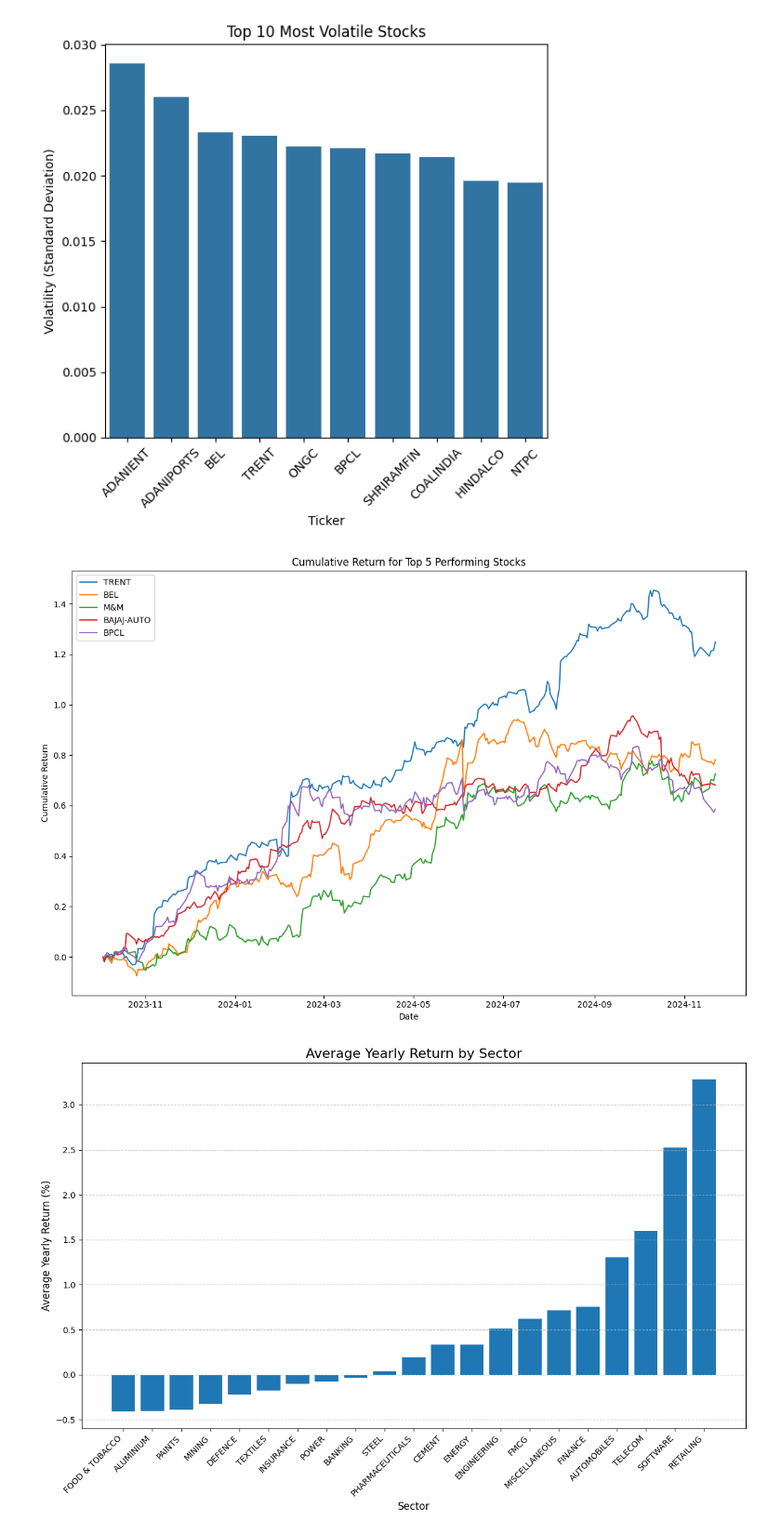
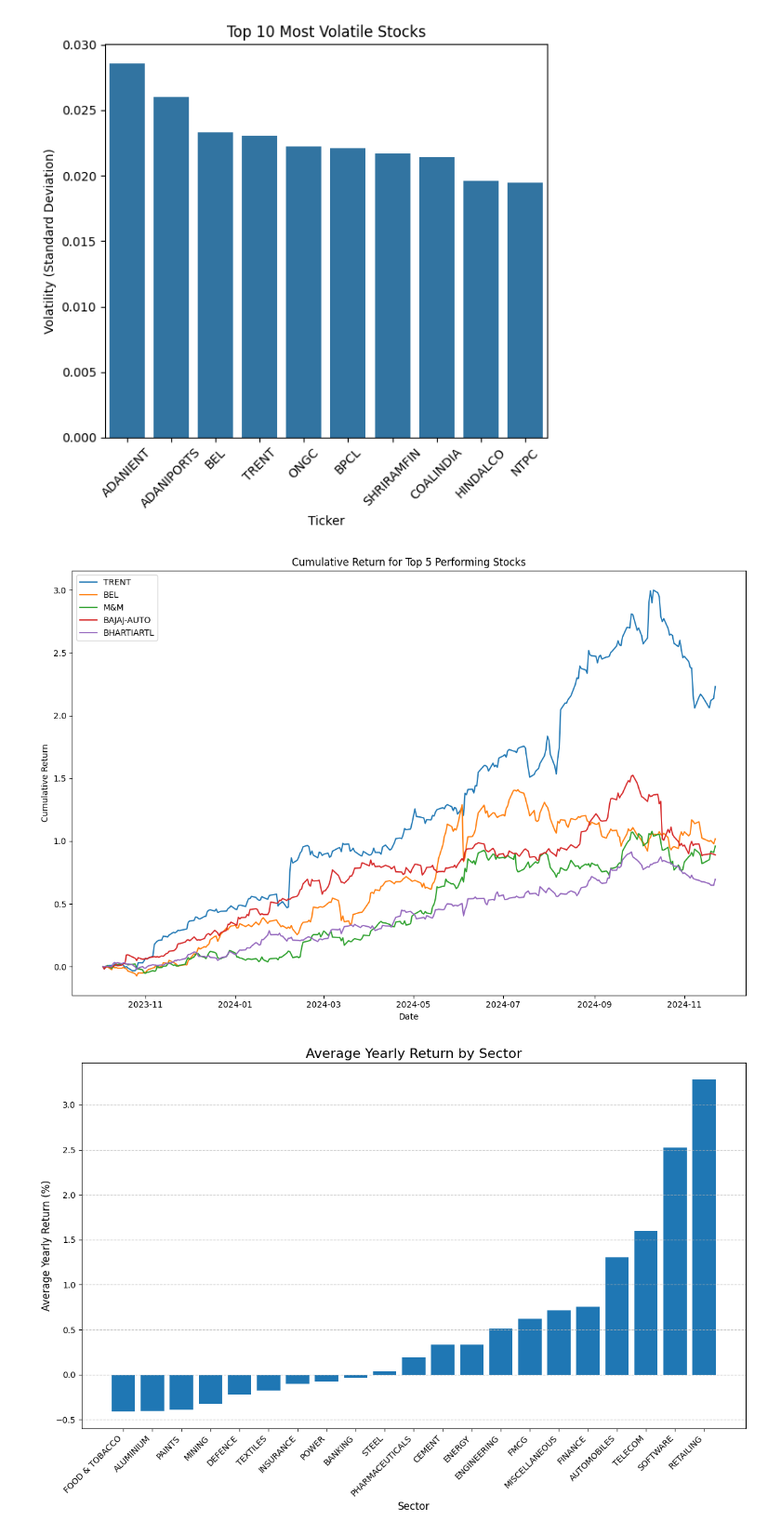
Before and after one commit to viswakimi/Data-Driven-Stock-Analysis, a Jupyter notebook: Stock_data_analysis.ipynb, the cells around one changed output. Shown at 93% size. Cells and saved outputs as stored; diff of their text form; code cells hidden in the pictures.

```diff
--- a/Stock_data_analysis.ipynb
+++ b/Stock_data_analysis.ipynb
@@ -371,30 +372,30 @@ plt.savefig('top_10_volatile_stocks.png')
 plt.show()
 # %% [output]
 [figure]
-# %%
-
-query = """
-SELECT ticker, cumulative_return, date
-FROM stock_data
-WHERE date BETWEEN '2023-10-01' AND '2024-11-30'
-"""
-df = pd.read_sql(query, engine)
-
-top_5_stocks = df.groupby('ticker')['cumulative_return'].last().nlargest(5).index
-
-plt.figure(figsize=(12, 8))
-for ticker in top_5_stocks:
-  stock_data = df[df['Ticker'] == ticker]
-  plt.plot(stock_data['date'], stock_data['cumulative_return'], label=ticker)
-
-plt.title('Cumulative Return for Top 5 Performing Stocks')
-plt.xlabel('Date')
-plt.ylabel('Cumulative Return')
-plt.legend()
-plt.tight_layout()
-plt.savefig('top_5_cumulative_return.png')
-plt.show()
-# %% [output]
-[figure, removed]
+# %%
+query = """
+SELECT ticker, cumulative_return, date
+FROM stock_data1
+WHERE date BETWEEN '2023-10-01' AND '2024-11-30'
+"""
+
+df = pd.read_sql(query, engine)
+
+top_5_stocks = df.groupby('ticker')['cumulative_return'].last().nlargest(5).index
+
+plt.figure(figsize=(12, 8))
+for ticker in top_5_stocks:
+    stock_data = df[df['ticker'] == ticker]
+    plt.plot(stock_data['date'], stock_data['cumulative_return'], label=ticker)
+
+plt.title('Cumulative Return for Top 5 Performing Stocks')
+plt.xlabel('Date')
+plt.ylabel('Cumulative Return')
+plt.legend()
+plt.tight_layout()
+plt.savefig('top_5_cumulative_return.png')
+plt.show()
+# %% [output]
+[figure, added]
 # %%
 query = """
```
Also changed, not shown: parts of 5 cells of this notebook, 13 other files.
